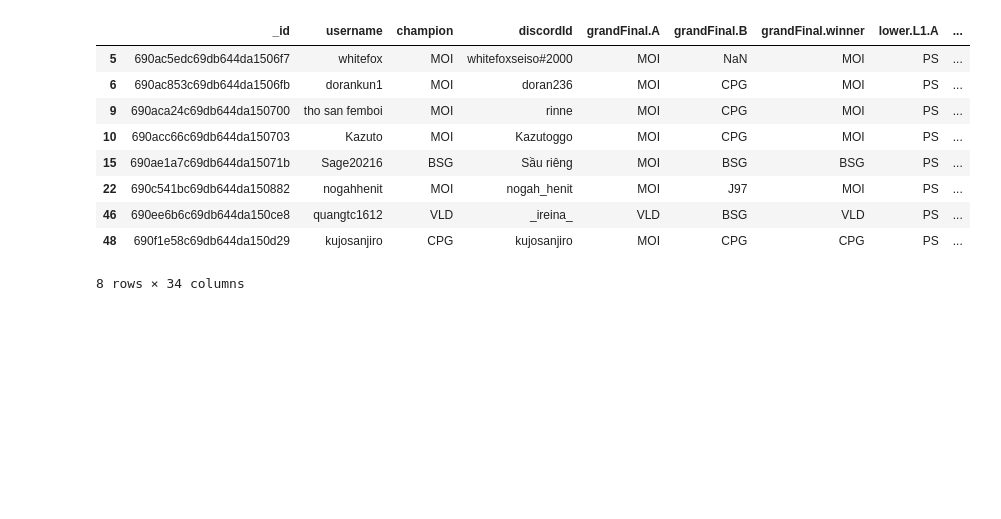
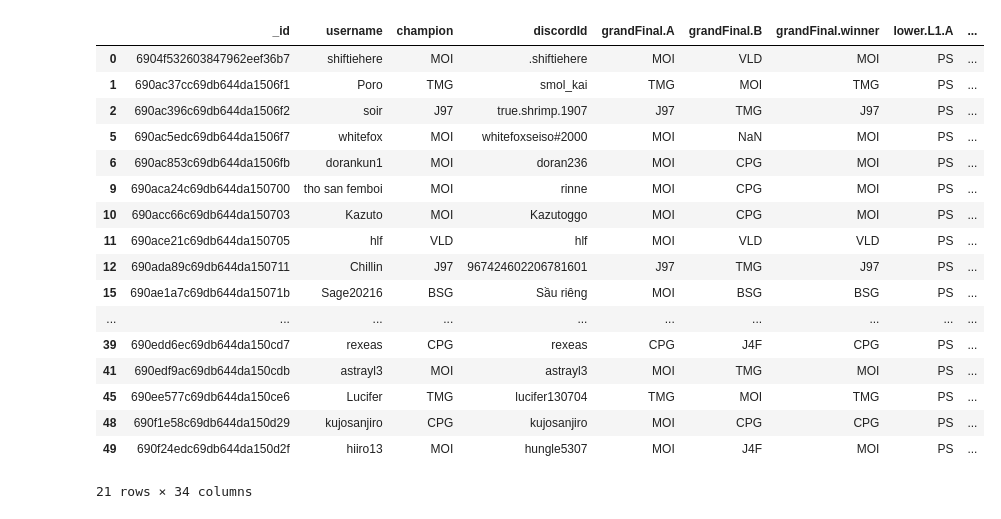
Before and after one commit to hoolyfook/valorant-map-picker, a Jupyter notebook: analy.ipynb, the cells around one changed output. Cells and saved outputs as stored; diff of their text form; code cells hidden in the pictures; blank space fills up the shorter version.

```diff
--- a/analy.ipynb
+++ b/analy.ipynb
@@ -11,16 +11,24 @@ df[(df["username"] == "Kazuto")]
 # %%
-df[(df["lower.L1.A"] == "PS") & (df["lower.L1.B"] == "J4F") & (df["lower.L3.A"] == "PS")]
+df[(df["upper.U7.A"] == "MOI")]
 # %% [output]
 |  | _id | username | champion | discordId | grandFinal.A | grandFinal.B | grandFinal.winner | lower.L1.A | ... |
+| 0 | 6904f532603847962eef36b7 | shiftiehere | MOI | .shiftiehere | MOI | VLD | MOI | PS | ... |
+| 1 | 690ac37cc69db644da1506f1 | Poro | TMG | smol_kai | TMG | MOI | TMG | PS | ... |
+| 2 | 690ac396c69db644da1506f2 | soir | J97 | true.shrimp.1907 | J97 | TMG | J97 | PS | ... |
 | 5 | 690ac5edc69db644da1506f7 | whitefox | MOI | whitefoxseiso#2000 | MOI | NaN | MOI | PS | ... |
 | 6 | 690ac853c69db644da1506fb | dorankun1 | MOI | doran236 | MOI | CPG | MOI | PS | ... |
 | 9 | 690aca24c69db644da150700 | tho san femboi | MOI | rinne | MOI | CPG | MOI | PS | ... |
 | 10 | 690acc66c69db644da150703 | Kazuto | MOI | Kazutoggo | MOI | CPG | MOI | PS | ... |
+| 11 | 690ace21c69db644da150705 | hlf | VLD | hlf | MOI | VLD | VLD | PS | ... |
+| 12 | 690ada89c69db644da150711 | Chillin | J97 | 967424602206781601 | J97 | TMG | J97 | PS | ... |
 | 15 | 690ae1a7c69db644da15071b | Sage20216 | BSG | Sầu riêng | MOI | BSG | BSG | PS | ... |
-| 22 | 690c541bc69db644da150882 | nogahhenit | MOI | nogah_henit | MOI | J97 | MOI | PS | ... |
-| 46 | 690ee6b6c69db644da150ce8 | quangtc1612 | VLD | _ireina_ | VLD | BSG | VLD | PS | ... |
+| ... | ... | ... | ... | ... | ... | ... | ... | ... | ... |
+| 39 | 690edd6ec69db644da150cd7 | rexeas | CPG | rexeas | CPG | J4F | CPG | PS | ... |
+| 41 | 690edf9ac69db644da150cdb | astrayl3 | MOI | astrayl3 | MOI | TMG | MOI | PS | ... |
+| 45 | 690ee577c69db644da150ce6 | Lucifer | TMG | lucifer130704 | TMG | MOI | TMG | PS | ... |
 | 48 | 690f1e58c69db644da150d29 | kujosanjiro | CPG | kujosanjiro | MOI | CPG | CPG | PS | ... |
+| 49 | 690f24edc69db644da150d2f | hiiro13 | MOI | hungle5307 | MOI | J4F | MOI | PS | ... |
-8 rows × 34 columns
+21 rows × 34 columns
 # %%
 def final_score(row):
     score = 0
```
Also changed, not shown: parts of 4 cells of this notebook.
